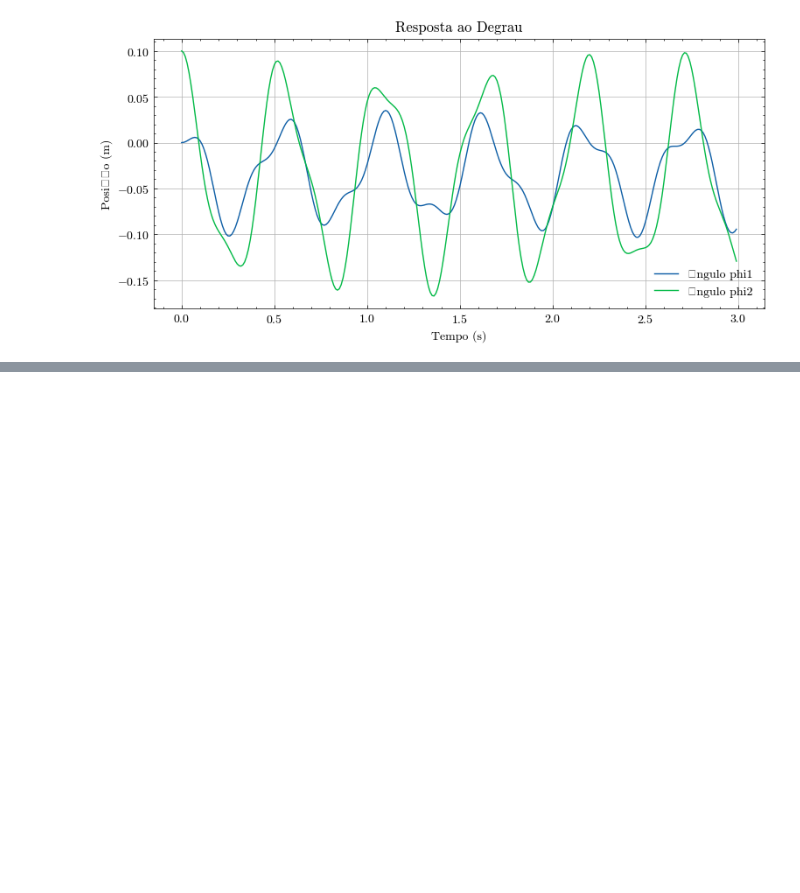
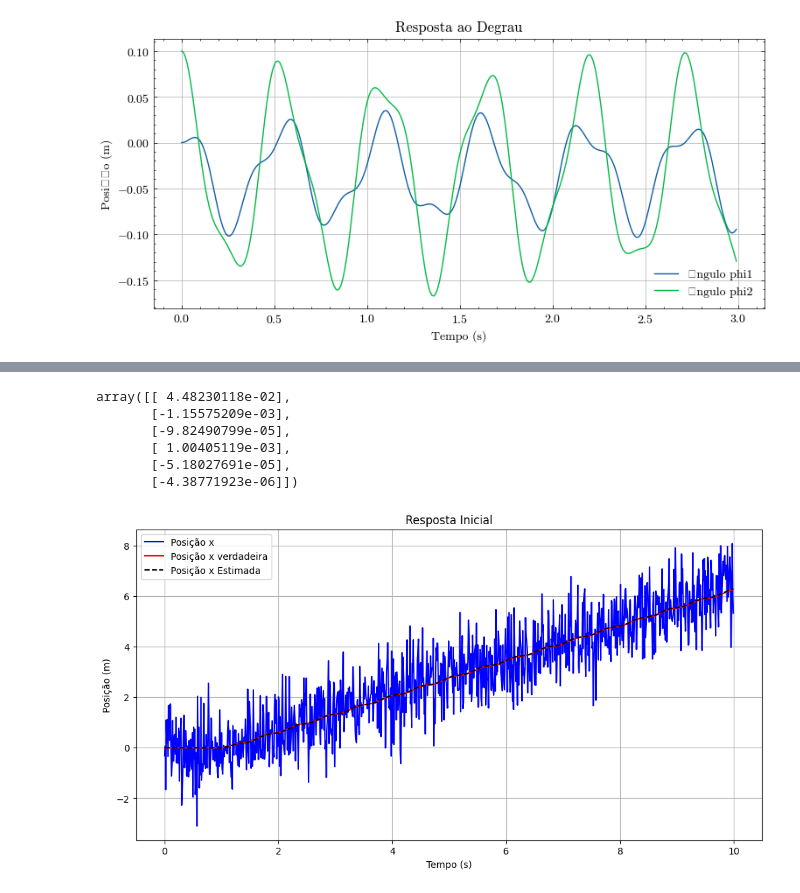
Before and after one commit to thebrendonbarbosa/Projeto_TCC_DPI_Thalyson, a Jupyter notebook: scripts/modelagem_sistema_duplo_pêndulo.ipynb, the cells around one changed output, grey strips where cells are left out. Cells and saved outputs as stored; diff of their text form; code cells hidden in the pictures; blank space fills up the shorter version.

```diff
--- a/scripts/modelagem_sistema_duplo_pêndulo.ipynb
+++ b/scripts/modelagem_sistema_duplo_pêndulo.ipynb
@@ -375,0 +377,9 @@ plt.show()
+# %%
+#Entradas aumentadas com pertubação e ruido
+Bf = np.hstack((B, Vd, np.zeros_like(B)))
+
+# Cria um grande sistema em espaço de estados com uma entrada simples
+sysC = ct.ss(A_k, Bf, C_k, np.array([0,0,0,0,0,0,0, Vn]))
+
+# Sistema com todas as saidas de estado, pertubações e sem ruido
+SysFullOutput = ct.ss(A,Bf, np.eye(6),np.zeros([6,np.size(Bf,1)]))
@@ -375,0 +398,46 @@ plt.show()
+# %%
+L
+# %% [output]
+array([[ 4.48230118e-02],
+       [-1.15575209e-03],
+       [-9.82490799e-05],
+       [ 1.00405119e-03],
+       [-5.18027691e-05],
+       [-4.38771923e-06]])
+# %%
+# Sistema linearizado estimado na posiçao "caida"
+dt = 0.01
+t = np.arange(0,10,dt)
+
+uDIST = np.random.randn(6, len(t))
+uNOISE = np.random.randn(len(t))
+
+u = np.zeros_like(t)
+
+# Atribuindo valores ao array u
+u[99:120] = 10  # Impulso positivo
+u[1499:1520] = -10  # Impulso negativo
+
+uAUG = np.vstack((u,Vd @ Vd @ uDIST,uNOISE))
+# %%
+
+t,y = ct.forced_response(sysC,t,uAUG)
+u_entrada = np.vstack((u, np.transpose(y[0])))
+
+t,xtrue = ct.forced_response(SysFullOutput,t,uAUG)
+
+t,x = ct.forced_response(sysKF,t,u_entrada)
+# %%
+subplots = plt.subplots(1, 1, figsize=(12, 6))
+subplots[1].plot(t,y[0],'b', label='Posição x')
+subplots[1].plot(t,xtrue[0],'-r', label='Posição x verdadeira')
+subplots[1].plot(t,x[0],'--k', label='Posição x Estimada')
+subplots[1].set_title('Resposta Inicial')
+subplots[1].set_xlabel('Tempo (s)')
+subplots[1].set_ylabel('Posição (m)')
+subplots[1].grid(True)
+subplots[1].legend()
+
+plt.show()
+# %% [output]
+[figure, added]
```
Also changed, not shown: parts of 6 cells of this notebook, 3 other files.
